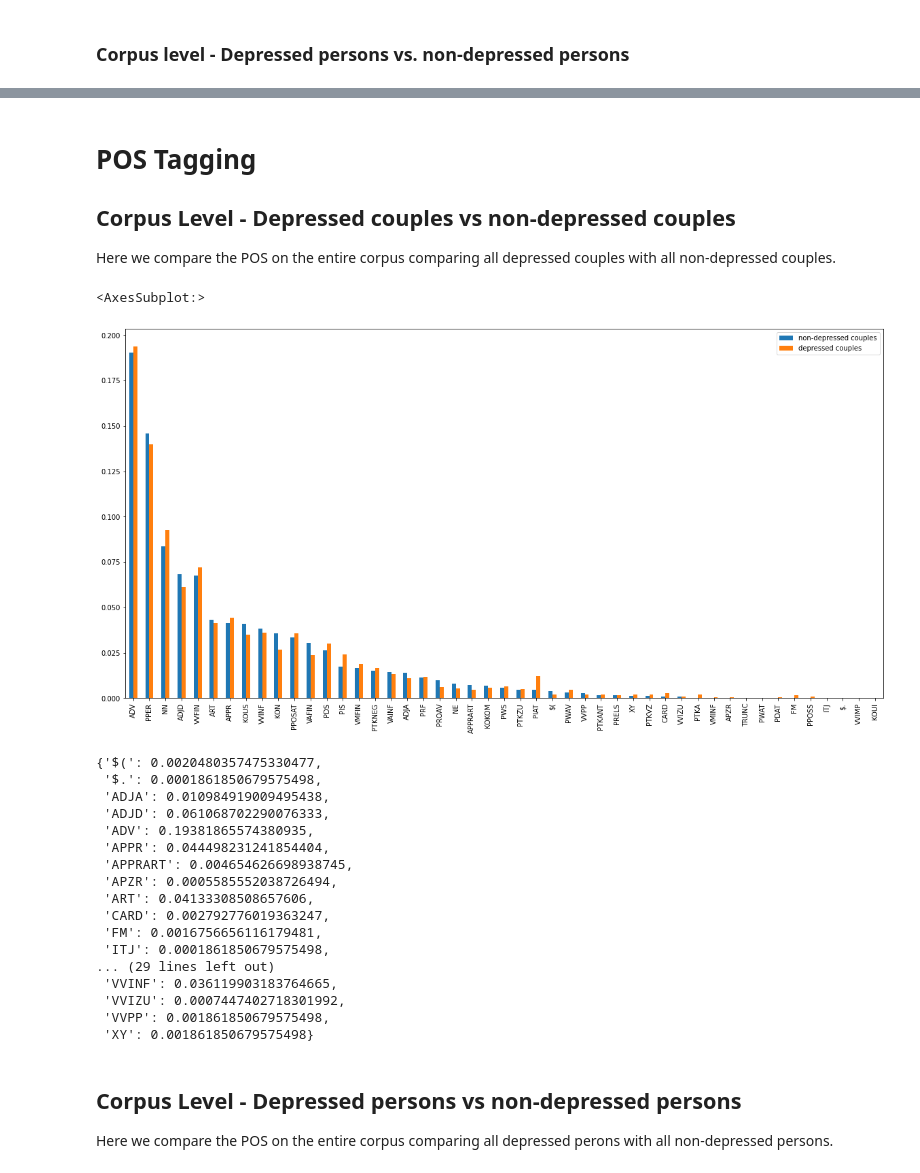
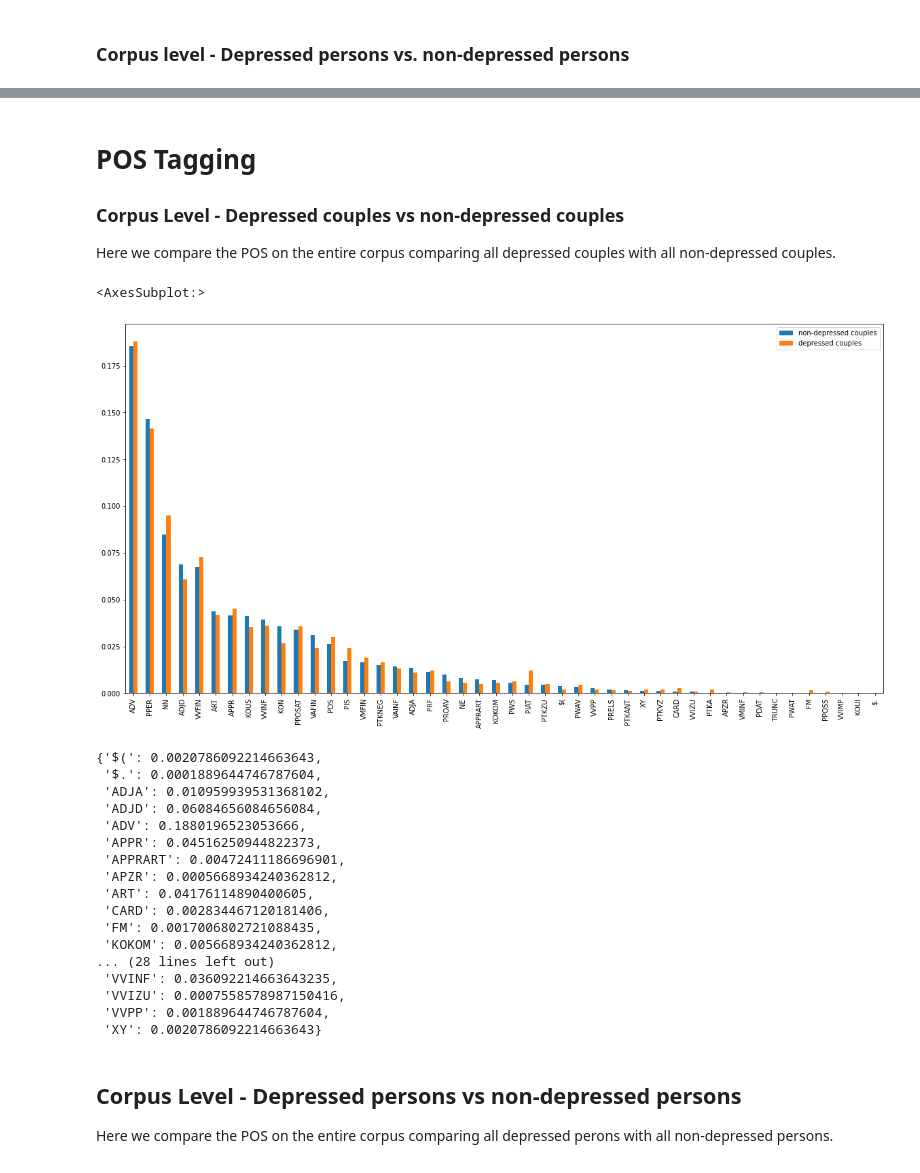
Before and after one commit to gitexa/sigmund, a Jupyter notebook: data_description.ipynb, the cells around one changed output, grey strips where cells are left out. Saved outputs shown, nothing was run; the diff lists cells and outputs as text; code cells hidden in the pictures.

```diff
--- a/data_description.ipynb
+++ b/data_description.ipynb
@@ -136,59 +149,59 @@ df_tfidf.head(20).plot(kind='bar', figsize=(20,10))
 # %% [markdown]
 # POS Tagging
 
-## Corpus Level - Depressed couples vs non-depressed couples
+### Corpus Level - Depressed couples vs non-depressed couples
 
 Here we compare the POS on the entire corpus comparing all depressed couples with all non-depressed couples.
 # %%
 # POS tagging with spacy
 def get_pos(dataframe):
 
     df_as_string = ' '.join(dataframe.tolist())
 
     doc = nlp(df_as_string)
 
     pos = []
     [pos.append(word.tag_) for word in doc]
 
     return pos
 
 # get POS for non-depressed couples
-non_depressed_couples = df.loc[(df['group'] == 0)]['normalized_text'].dropna()
+non_depressed_couples = df.loc[(df['group'] == 0)]['lemmatized'].dropna()
 pos_non_depressed_couples = get_pos(non_depressed_couples)
 pos_non_depressed_couples_summary = pd.DataFrame(pos_non_depressed_couples, columns=['non-depressed couples']).apply(pd.value_counts).div(len(pos_non_depressed_couples))
 
 # get POS for depressed couples
-depressed_couples = df.loc[(df['group'] == 1)]['normalized_text'].dropna()
+depressed_couples = df.loc[(df['group'] == 1)]['lemmatized'].dropna()
 pos_depressed_couples = get_pos(depressed_couples)
 pos_depressed_couples_summary = pd.DataFrame(pos_depressed_couples, columns=['depressed couples']).apply(pd.value_counts).div(len(pos_depressed_couples))
 
 # plot
 pos_summary = pd.concat([pos_non_depressed_couples_summary, pos_depressed_couples_summary], axis=1)
 pos_summary.plot(kind='bar', figsize=(20,10))
 # %% [output]
 <AxesSubplot:>
-[figure, old version]
+[figure, new version]
 # %%
 pos_depressed_couples_summary = pd.DataFrame(pos_depressed_couples).apply(pd.value_counts).div(len(pos_depressed_couples)).sort_index()
 dict(zip(pos_depressed_couples_summary.index,pos_depressed_couples_summary.values[:,0]))
 # %% [output]
-{'$(': 0.0020480357475330477,
- '$.': 0.0001861850679575498,
- 'ADJA': 0.010984919009495438,
- 'ADJD': 0.061068702290076333,
- 'ADV': 0.19381865574380935,
- 'APPR': 0.044498231241854404,
- 'APPRART': 0.004654626698938745,
- 'APZR': 0.0005585552038726494,
- 'ART': 0.04133308508657606,
- 'CARD': 0.002792776019363247,
- 'FM': 0.0016756656116179481,
- 'ITJ': 0.0001861850679575498,
-... (29 lines left out)
- 'VVINF': 0.036119903183764665,
- 'VVIZU': 0.0007447402718301992,
- 'VVPP': 0.001861850679575498,
- 'XY': 0.001861850679575498}
+{'$(': 0.0020786092214663643,
+ '$.': 0.0001889644746787604,
+ 'ADJA': 0.010959939531368102,
+ 'ADJD': 0.06084656084656084,
+ 'ADV': 0.1880196523053666,
+ 'APPR': 0.04516250944822373,
+ 'APPRART': 0.00472411186696901,
+ 'APZR': 0.0005668934240362812,
+ 'ART': 0.04176114890400605,
+ 'CARD': 0.002834467120181406,
+ 'FM': 0.0017006802721088435,
+ 'KOKOM': 0.005668934240362812,
+... (28 lines left out)
+ 'VVINF': 0.036092214663643235,
+ 'VVIZU': 0.0007558578987150416,
+ 'VVPP': 0.001889644746787604,
+ 'XY': 0.0020786092214663643}
 # %% [markdown]
 ## Corpus Level - Depressed persons vs non-depressed persons
 
```
Also changed, not shown: parts of 9 cells of this notebook.
